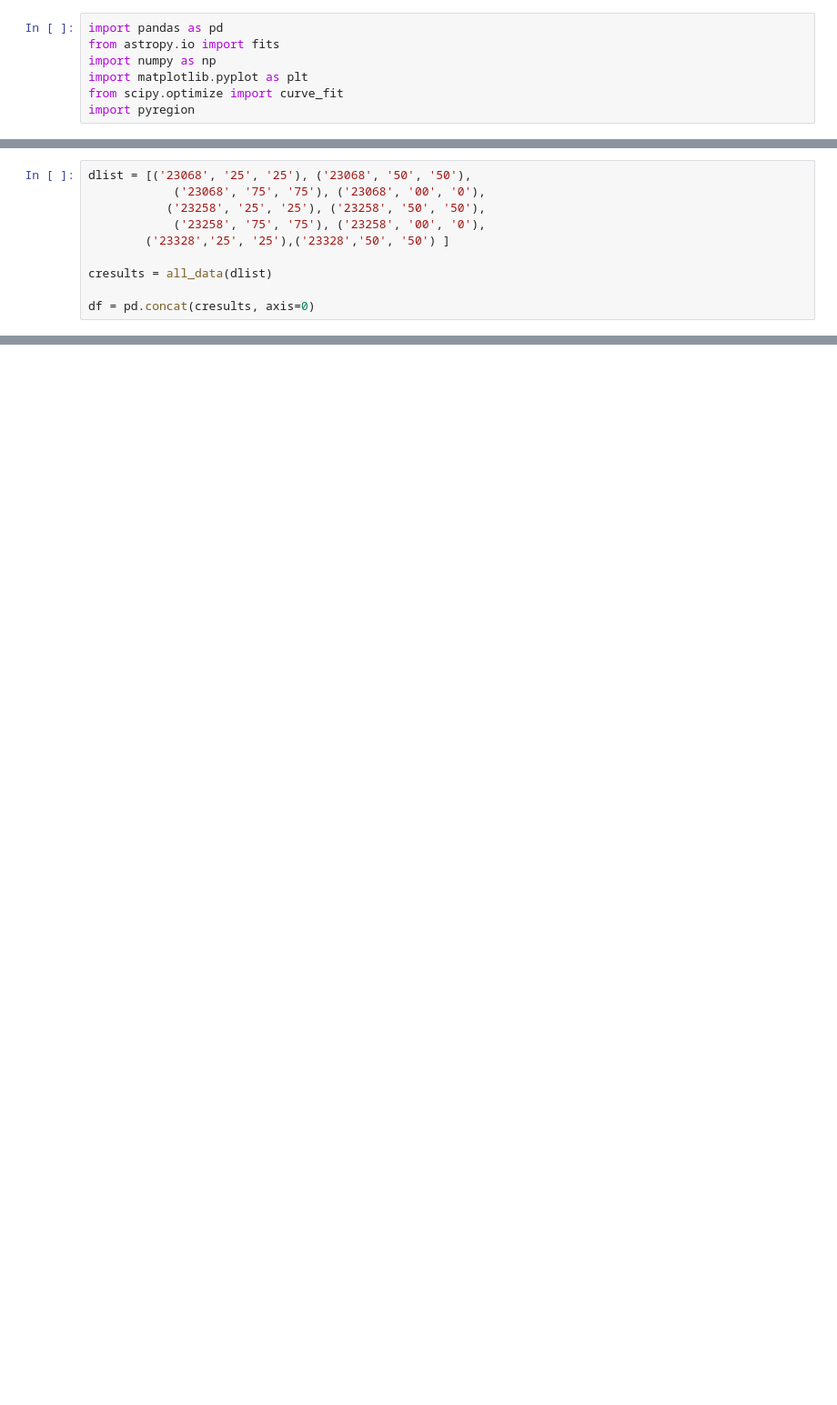
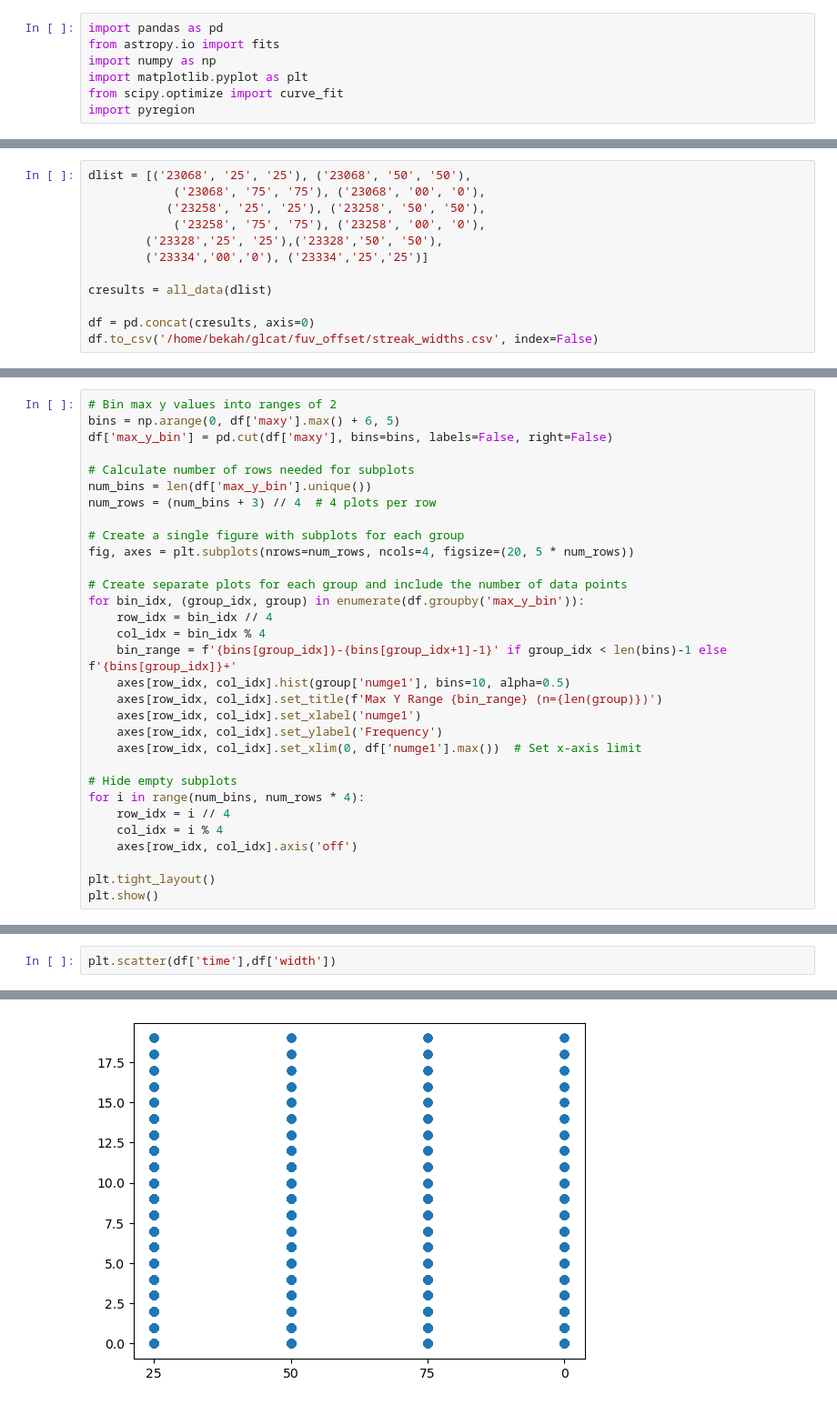
Before and after one commit to MillionConcepts/glcat, a Jupyter notebook: fwhm_mass.ipynb, the cells around one changed output, grey strips where cells are left out. Shown at 91% size. Drawn from its saved outputs; the diff is of its cells as text; blank space fills up the shorter version.

```diff
--- a/fwhm_mass.ipynb
+++ b/fwhm_mass.ipynb
@@ -117,9 +126,11 @@ dlist = [('23068', '25', '25'), ('23068', '50', '50'),
             ('23068', '75', '75'), ('23068', '00', '0'),
            ('23258', '25', '25'), ('23258', '50', '50'),
             ('23258', '75', '75'), ('23258', '00', '0'),
-        ('23328','25', '25'),('23328','50', '50') ]
+        ('23328','25', '25'),('23328','50', '50'),
+        ('23334','00','0'), ('23334','25','25')]
 
 cresults = all_data(dlist)
 
 df = pd.concat(cresults, axis=0)
+df.to_csv('/home/bekah/glcat/fuv_offset/streak_widths.csv', index=False)
 # %% [output]
@@ -359,0 +414,31 @@ plt.colorbar()
+# %%
+# Bin max y values into ranges of 2
+bins = np.arange(0, df['maxy'].max() + 6, 5)
+df['max_y_bin'] = pd.cut(df['maxy'], bins=bins, labels=False, right=False)
+
+# Calculate number of rows needed for subplots
+num_bins = len(df['max_y_bin'].unique())
+num_rows = (num_bins + 3) // 4  # 4 plots per row
+
+# Create a single figure with subplots for each group
+fig, axes = plt.subplots(nrows=num_rows, ncols=4, figsize=(20, 5 * num_rows))
+
+# Create separate plots for each group and include the number of data points
+for bin_idx, (group_idx, group) in enumerate(df.groupby('max_y_bin')):
+    row_idx = bin_idx // 4
+    col_idx = bin_idx % 4
+    bin_range = f'{bins[group_idx]}-{bins[group_idx+1]-1}' if group_idx < len(bins)-1 else f'{bins[group_idx]}+'
+    axes[row_idx, col_idx].hist(group['numge1'], bins=10, alpha=0.5)
+    axes[row_idx, col_idx].set_title(f'Max Y Range {bin_range} (n={len(group)})')
+    axes[row_idx, col_idx].set_xlabel('numge1')
+    axes[row_idx, col_idx].set_ylabel('Frequency')
+    axes[row_idx, col_idx].set_xlim(0, df['numge1'].max())  # Set x-axis limit
+
+# Hide empty subplots
+for i in range(num_bins, num_rows * 4):
+    row_idx = i // 4
+    col_idx = i % 4
+    axes[row_idx, col_idx].axis('off')
+
+plt.tight_layout()
+plt.show()
@@ -359,0 +465,3 @@ plt.colorbar()
+# %%
+plt.scatter(df['time'],df['width'])
+# %% [output]
@@ -359,0 +469 @@ plt.colorbar()
+[figure, added]
```
Also changed, not shown: parts of 36 cells of this notebook, 12 other files.
